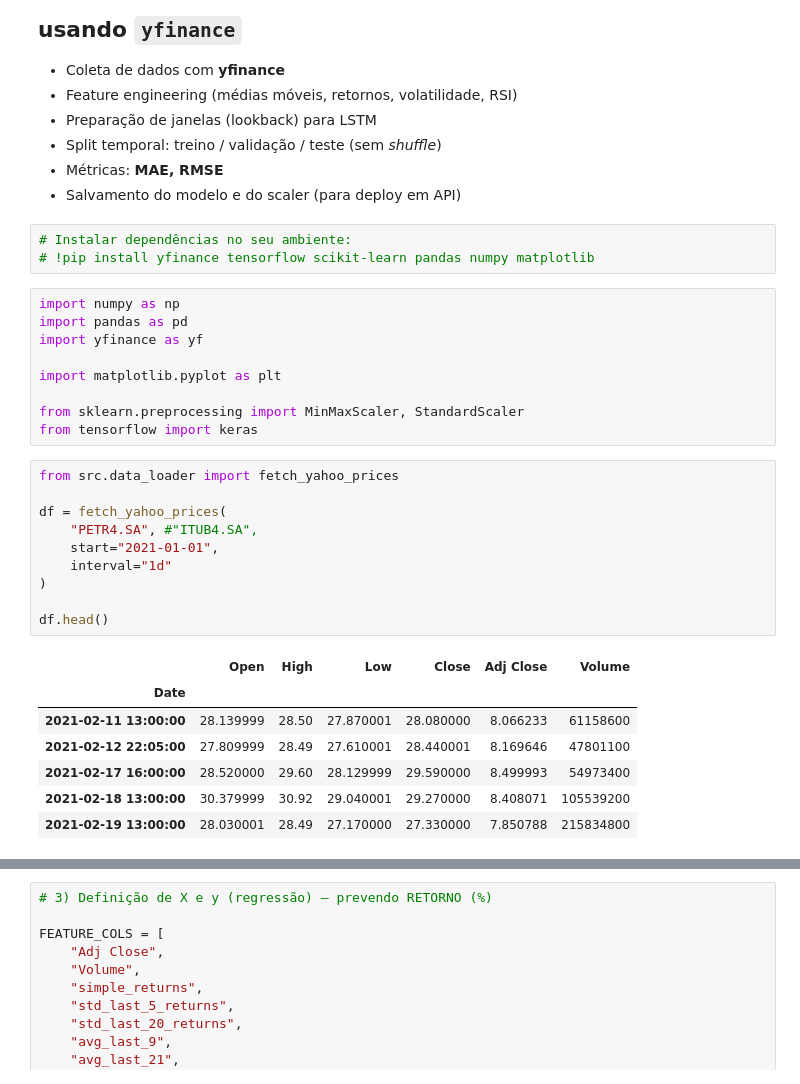
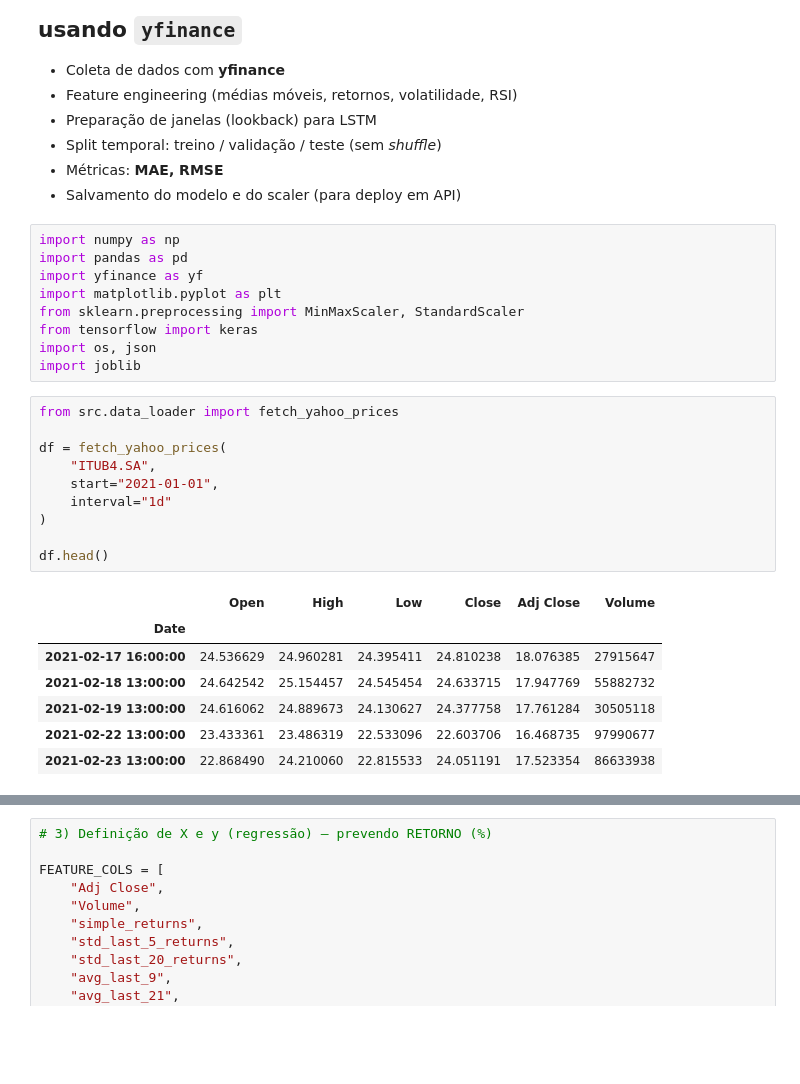
Before and after one commit to paulorics/itub4_api_docker, a Jupyter notebook: Tech_Challenge_Fase4_ITUB4_LSTM-Returns.ipynb, the cells around one changed output, grey strips where cells are left out. Drawn from its saved outputs; the diff is of its cells as text; blank space fills up the shorter version.

```diff
--- a/Tech_Challenge_Fase4_ITUB4_LSTM-Returns.ipynb
+++ b/Tech_Challenge_Fase4_ITUB4_LSTM-Returns.ipynb
@@ -8,33 +8,30 @@
 - Split temporal: treino / validação / teste (sem *shuffle*)
 - Métricas: **MAE, RMSE**
 - Salvamento do modelo e do scaler (para deploy em API)
-# %%
-# Instalar dependências no seu ambiente:
-# !pip install yfinance tensorflow scikit-learn pandas numpy matplotlib
 # %%
 import numpy as np
 import pandas as pd
 import yfinance as yf
-
 import matplotlib.pyplot as plt
-
 from sklearn.preprocessing import MinMaxScaler, StandardScaler
 from tensorflow import keras
+import os, json
+import joblib
 # %%
 from src.data_loader import fetch_yahoo_prices
 
 df = fetch_yahoo_prices(
-    "PETR4.SA", #"ITUB4.SA",
+    "ITUB4.SA",
     start="2021-01-01",
     interval="1d"
 )
 
 df.head()
 # %% [output]
 |  | Open | High | Low | Close | Adj Close | Volume |
 | Date |  |  |  |  |  |  |
-| 2021-02-11 13:00:00 | 28.139999 | 28.50 | 27.870001 | 28.080000 | 8.066233 | 61158600 |
-| 2021-02-12 22:05:00 | 27.809999 | 28.49 | 27.610001 | 28.440001 | 8.169646 | 47801100 |
-| 2021-02-17 16:00:00 | 28.520000 | 29.60 | 28.129999 | 29.590000 | 8.499993 | 54973400 |
-| 2021-02-18 13:00:00 | 30.379999 | 30.92 | 29.040001 | 29.270000 | 8.408071 | 105539200 |
-| 2021-02-19 13:00:00 | 28.030001 | 28.49 | 27.170000 | 27.330000 | 7.850788 | 215834800 |
+| 2021-02-17 16:00:00 | 24.536629 | 24.960281 | 24.395411 | 24.810238 | 18.076385 | 27915647 |
+| 2021-02-18 13:00:00 | 24.642542 | 25.154457 | 24.545454 | 24.633715 | 17.947769 | 55882732 |
+| 2021-02-19 13:00:00 | 24.616062 | 24.889673 | 24.130627 | 24.377758 | 17.761284 | 30505118 |
+| 2021-02-22 13:00:00 | 23.433361 | 23.486319 | 22.533096 | 22.603706 | 16.468735 | 97990677 |
+| 2021-02-23 13:00:00 | 22.868490 | 24.210060 | 22.815533 | 24.051191 | 17.523354 | 86633938 |
```
Also changed, not shown: parts of 10 cells of this notebook, 8 other files.
